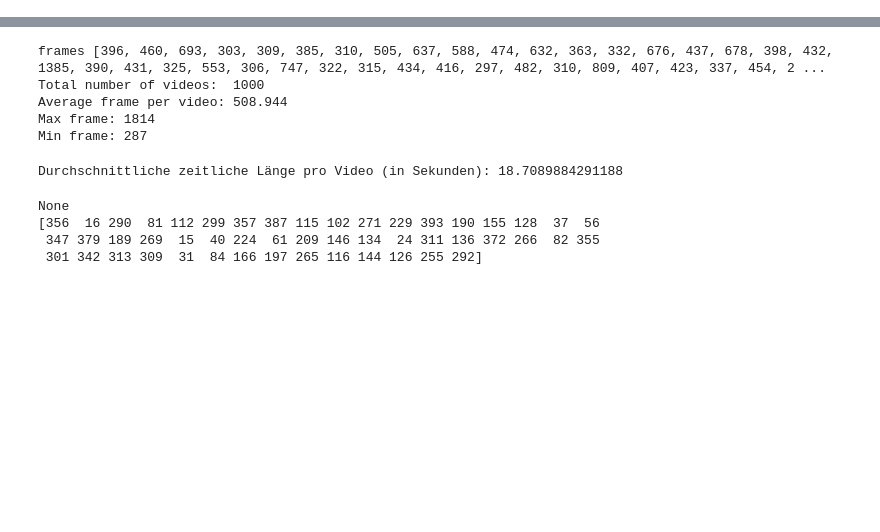
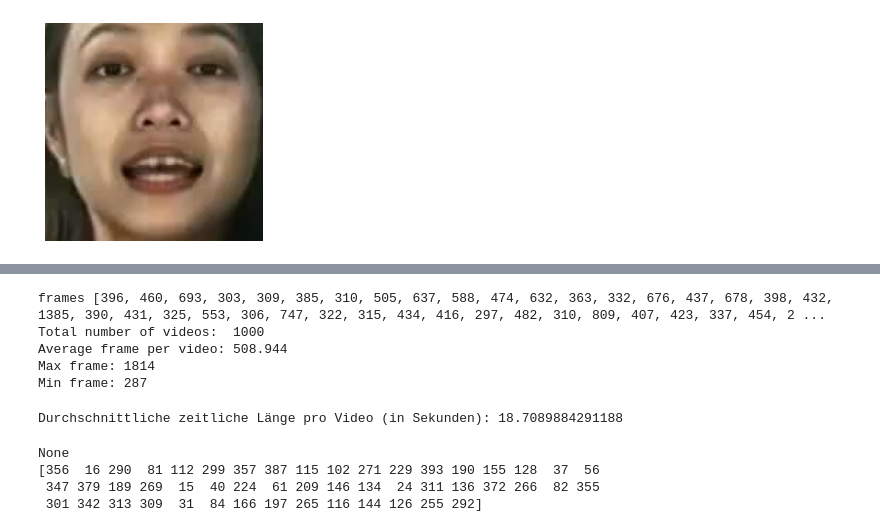
Before and after one commit to kenzo94/deepfake-detection, a Jupyter notebook: test.ipynb, the cells around one changed output, grey strips where cells are left out. Saved outputs shown, nothing was run; the diff lists cells and outputs as text; code cells hidden in the pictures; blank space fills up the shorter version.

```diff
--- a/test.ipynb
+++ b/test.ipynb
@@ -5,3 +5,18 @@ import cv2
 import os
 import json
 video_files1 =  glob.glob('deeperforensics\end_to_end\*.mp4')
+# %%
+import matplotlib.pyplot as plt
+
+# Pfad zum Bild angeben
+image_path = r"data\test\fake\001_W101_0.jpg"
+
+# Bild mit Matplotlib einlesen
+image = plt.imread(image_path)
+
+# Bild anzeigen
+plt.imshow(image)
+plt.axis('off')  # Deaktivieren der Achsenbeschriftung
+plt.show()
+# %% [output]
+[figure, added]
```
Also changed, not shown: parts of 17 cells of this notebook, 6 other files.
